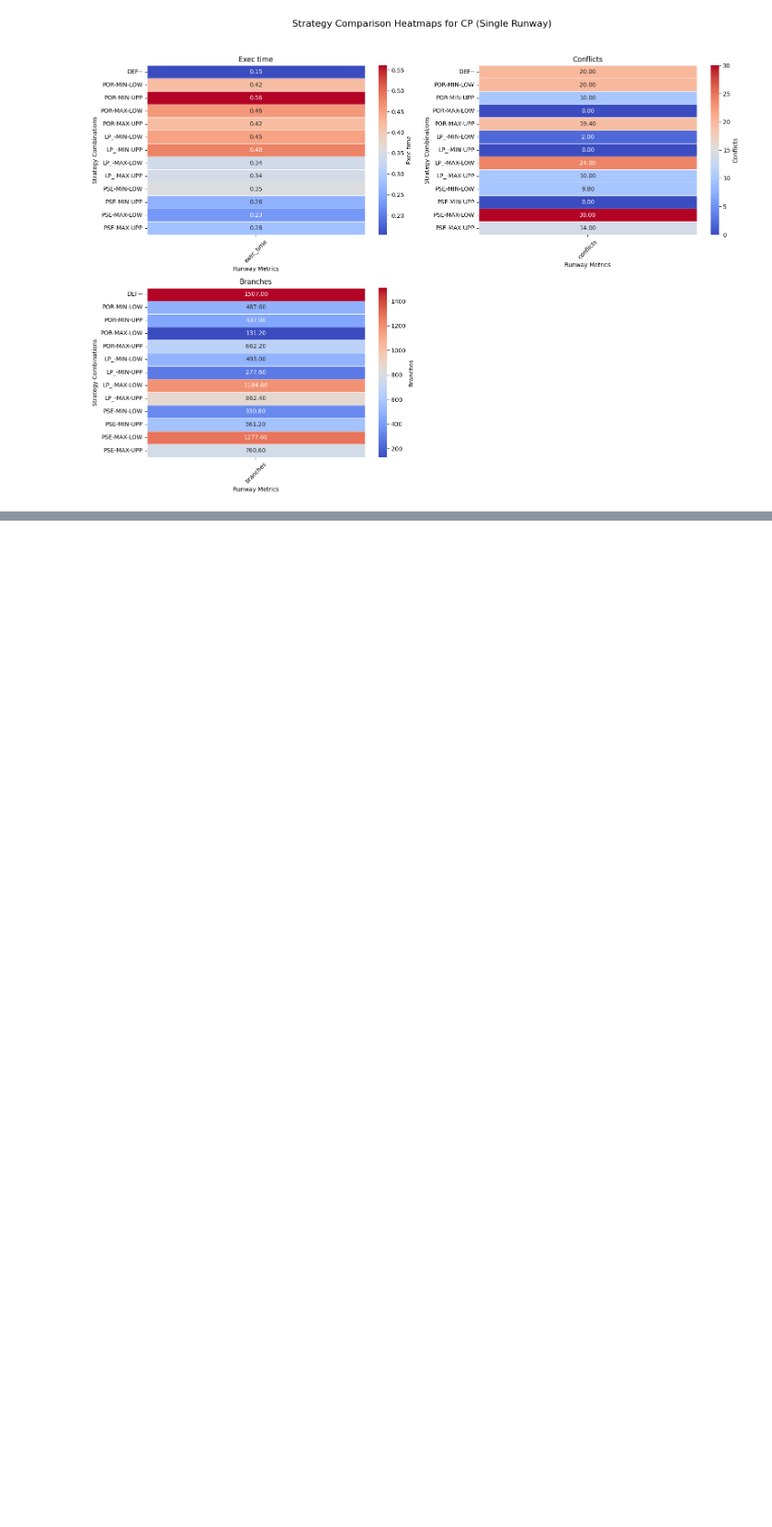
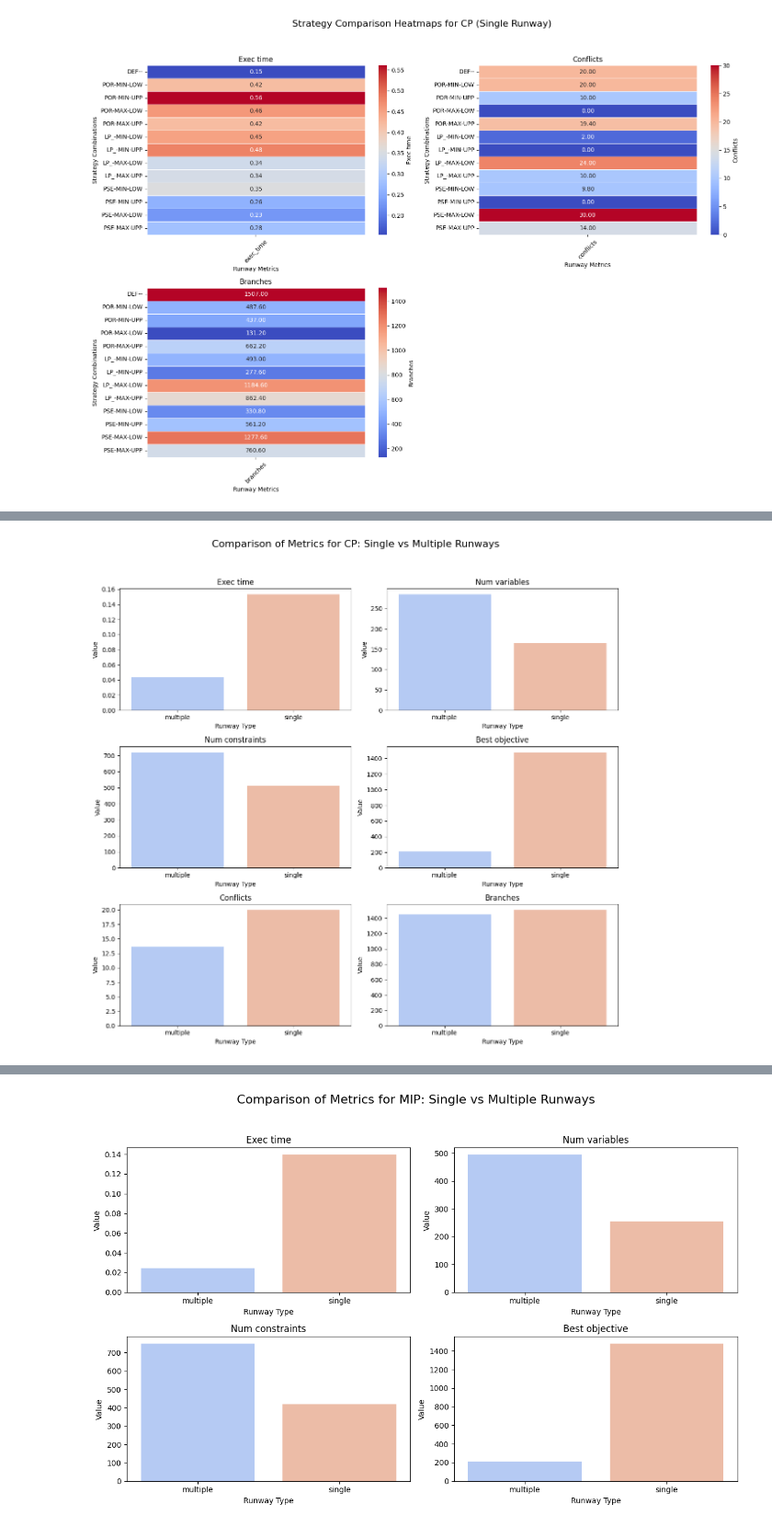
Before and after one commit to brunomfernandes45/aircraft-landings-scheduling, a Jupyter notebook: src/report.ipynb, the cells around one changed output, grey strips where cells are left out. Shown at 92% size. Drawn from its saved outputs; the diff is of its cells as text; code cells hidden in the pictures; blank space fills up the shorter version.

```diff
--- a/src/report.ipynb
+++ b/src/report.ipynb
@@ -1485,3 +1485,78 @@ See the caveats in the documentation: https://pandas.pydata.org/pandas-docs/stab
   filtered_results['value_strategy'] = filtered_results['value_strategy'].apply(abbreviate_value_strategy)
 [figure]
 [figure]
+# %%
+import seaborn as sns
+import matplotlib.pyplot as plt
+
+# Filtrar os dados para hint=False, approach=CP, file_name="data/airland2.txt" e estratégias default
+filtered_results = merged_results[
+    (merged_results['file_name'] == "data/airland2.txt") &
+    (merged_results['hint'] == False) &
+    (merged_results['branching_strategy'] == 'DEFAULT') &
+    (merged_results['variable_strategy'] == 'DEFAULT') &
+    (merged_results['value_strategy'] == 'DEFAULT')
+]
+
+# Métricas específicas para CP e MIP
+cp_metrics = ['exec_time', 'num_variables', 'num_constraints', 'best_objective', 'conflicts', 'branches']
+mip_metrics = ['exec_time', 'num_variables', 'num_constraints', 'best_objective']
+
+# Função para plotar as métricas em uma grelha
+def plot_metrics_grid(data, metrics, title):
+    # Agrupar e calcular a média das métricas por runway_type
+    comparison_data = data.groupby(['runway_type'])[metrics].mean().reset_index()
+
+    # Transformar os dados para um formato longo para o seaborn
+    comparison_data_long = comparison_data.melt(id_vars=['runway_type'], var_name='Metric', value_name='Value')
+
+    # Obter as métricas únicas
+    unique_metrics = comparison_data_long['Metric'].unique()
+    num_metrics = len(unique_metrics)
+
+    if num_metrics == 0:
+        print(f"Sem dados disponíveis para o gráfico: {title}")
+        return
+
+    # Configurar o tamanho da grelha
+    n_cols = 2  # Número de colunas
+    n_rows = (num_metrics + 1) // n_cols
+
+    # Criar os subplots
+    fig, axes = plt.subplots(n_rows, n_cols, figsize=(12, n_rows * 4))
+    axes = axes.flatten()  # Facilitar a iteração
+
+    for idx, metric in enumerate(unique_metrics):
+        ax = axes[idx]
+        # Filtrar os dados para a métrica atual
+        metric_data = comparison_data_long[comparison_data_long['Metric'] == metric]
+
+        # Criar o gráfico de barras agrupadas
+        sns.barplot(
+            data=metric_data,
+            x='runway_type',
+            y='Value',
+            ax=ax,
+            palette='coolwarm'
+        )
+        ax.set_title(metric.replace('_', ' ').capitalize())
+        ax.set_xlabel("Runway Type")
+        ax.set_ylabel("Value")
+
+    # Remover subplots extras
+    for idx in range(len(unique_metrics), len(axes)):
+        fig.delaxes(axes[idx])
+
+    # Ajustar o layout
+    plt.suptitle(title, fontsize=16)
+    plt.tight_layout(rect=[0, 0.03, 1, 0.95])
+    plt.show()
+
+# Filtrar os dados para CP
+cp_data = filtered_results[filtered_results['approach'] == 'CP']
+plot_metrics_grid(cp_data, cp_metrics, "Comparison of Metrics for CP: Single vs Multiple Runways")
+
+# Filtrar os dados para MIP
+mip_data = filtered_results[filtered_results['approach'] == 'MIP']
+plot_metrics_grid(mip_data, mip_metrics, "Comparison of Metrics for MIP: Single vs Multiple Runways")
+# %% [output]
@@ -1487,0 +1580 @@ See the caveats in the documentation: https://pandas.pydata.org/pandas-docs/stab
+[figure, added]
@@ -1487,0 +1596 @@ See the caveats in the documentation: https://pandas.pydata.org/pandas-docs/stab
+[figure, added]
```
Also changed, not shown: parts of 1 cell of this notebook.
